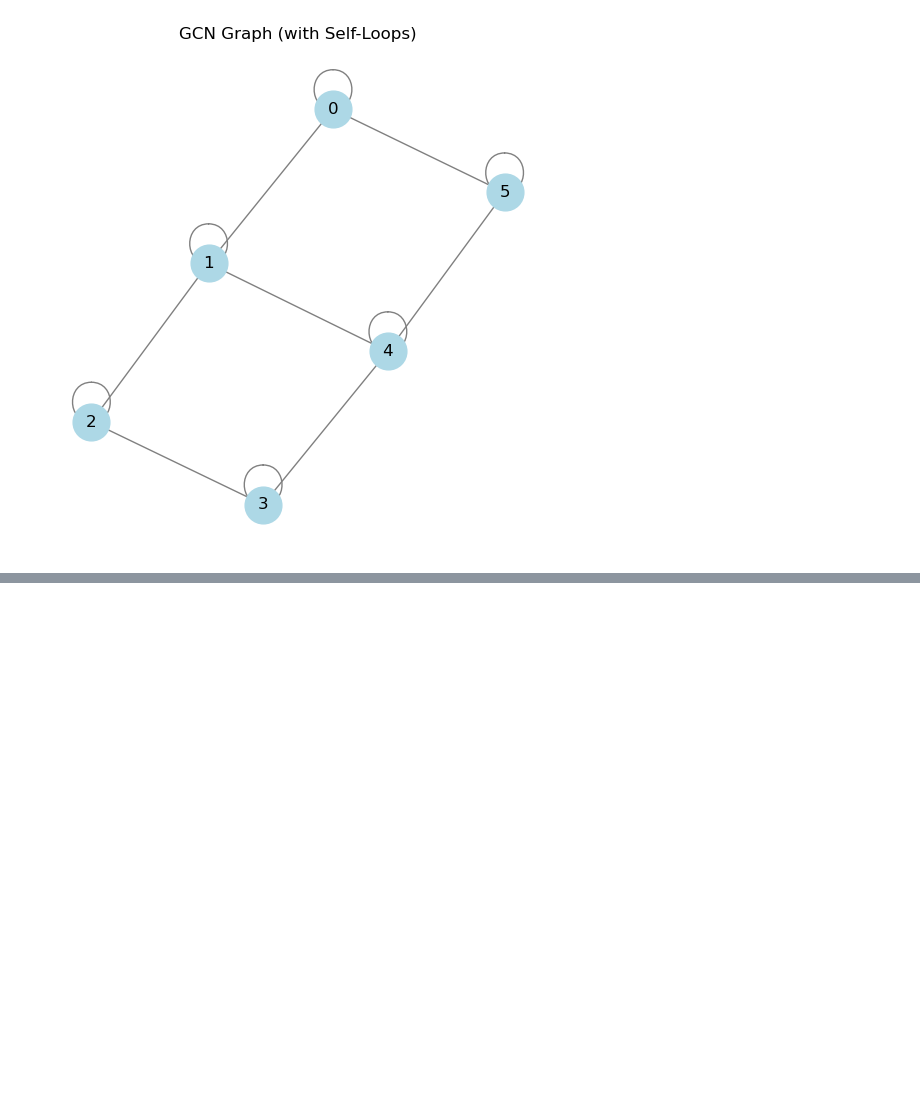
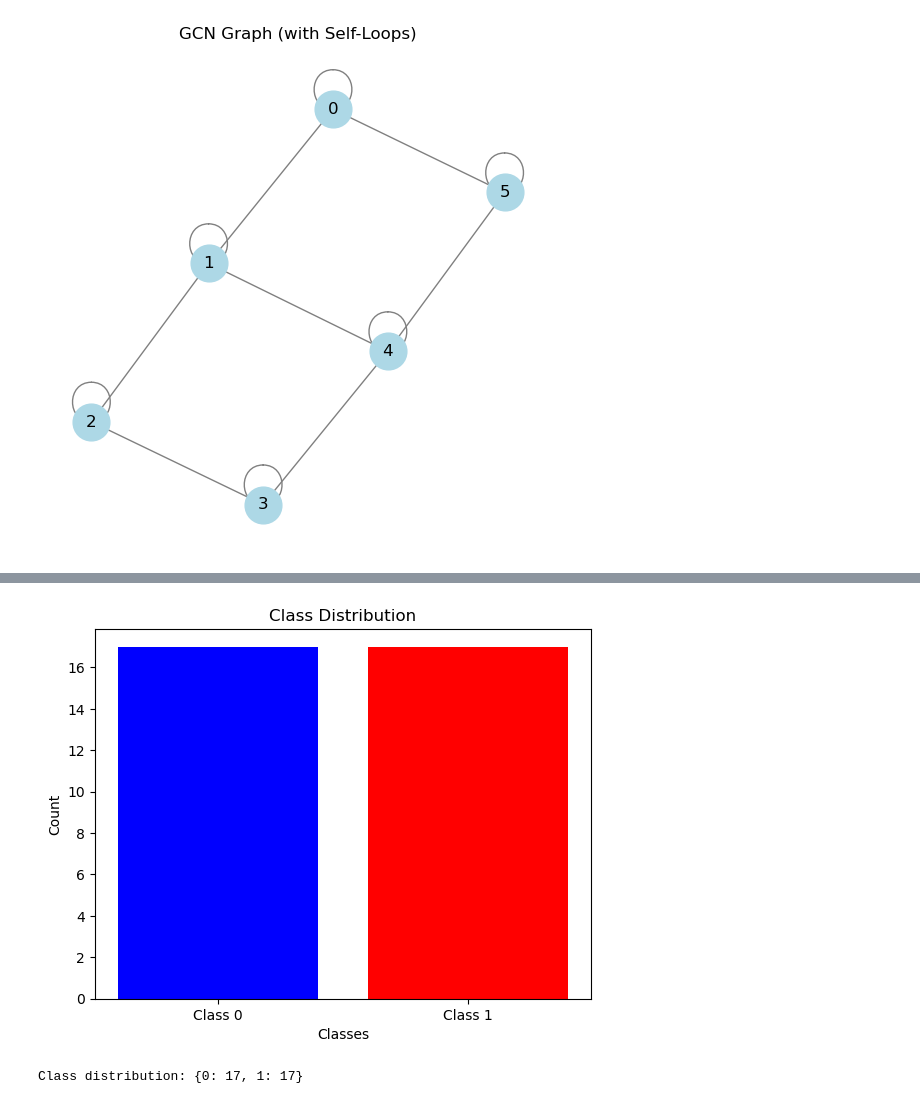
Before and after one commit to DeokhyeonYoon/GNN_Tutorial, a Jupyter notebook: Step4_Graph_Neural_Network.ipynb, the cells around one changed output, grey strips where cells are left out. Drawn from its saved outputs; the diff is of its cells as text; code cells hidden in the pictures; blank space fills up the shorter version.

```diff
--- a/Step4_Graph_Neural_Network.ipynb
+++ b/Step4_Graph_Neural_Network.ipynb
@@ -427,0 +542,5 @@ plt.show()
+# %%
+class_distribution(data)
+# %% [output]
+[figure, added]
+Class distribution: {0: 17, 1: 17}
```
Also changed, not shown: parts of 12 cells of this notebook.
